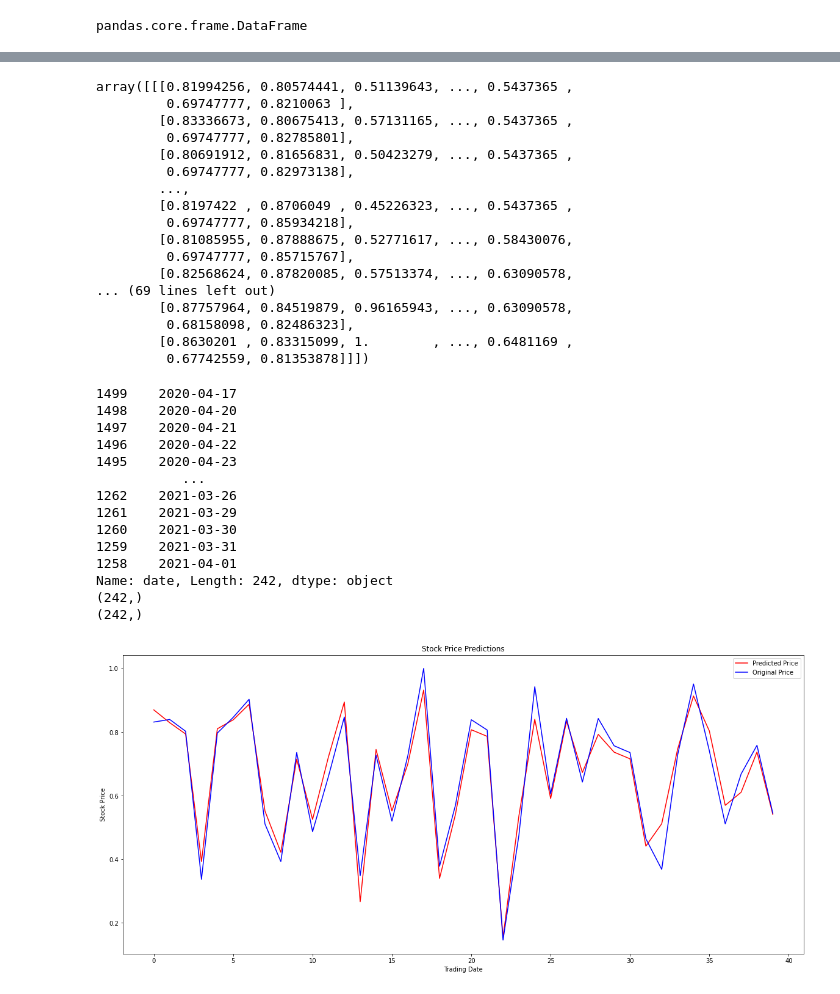
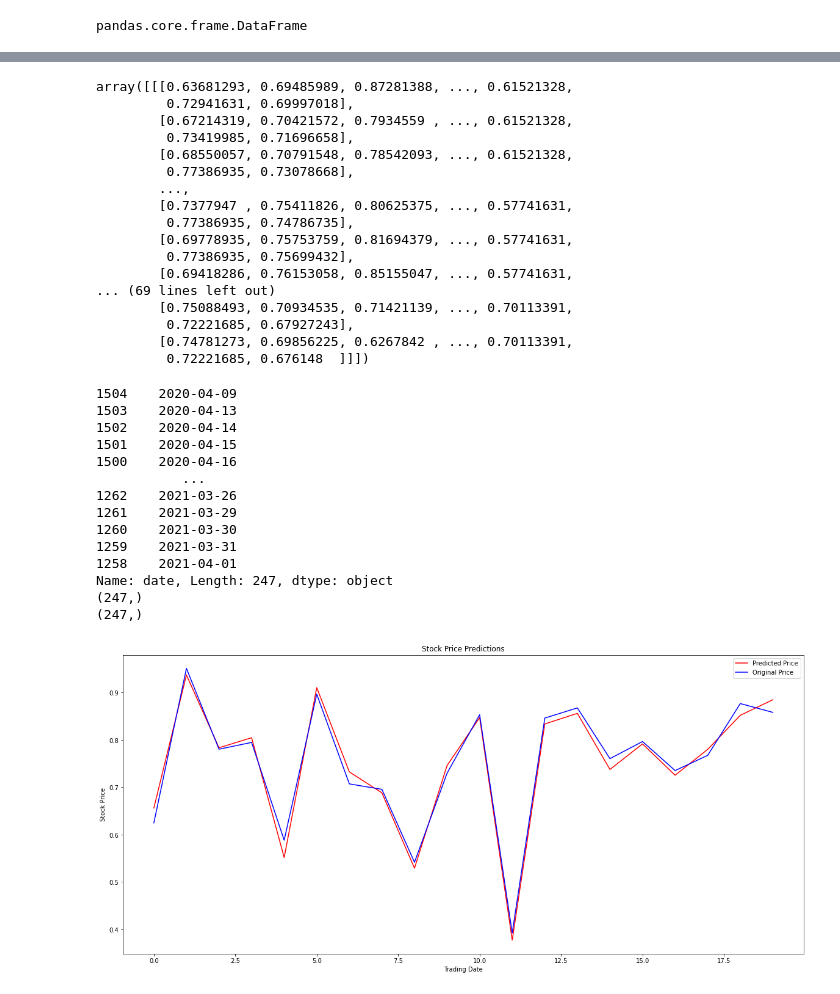
Before and after one commit to Yu821/stock_price_prediction, a Jupyter notebook: create_target_and_features/technical_indicators_analysis.ipynb, the cells around one changed output, grey strips where cells are left out. Drawn from its saved outputs; the diff is of its cells as text; code cells hidden in the pictures.

```diff
--- a/create_target_and_features/technical_indicators_analysis.ipynb
+++ b/create_target_and_features/technical_indicators_analysis.ipynb
@@ -123,14 +123,24 @@ technical_data.iloc[:,1:30].corr().head()
 
 # Find the attributes that have a correlated of greater than 0.5
 correlated = technical_data.corr()
-indices = np.where(correlated > 0.5)
-indices = [(correlated.index[x], correlated.columns[y]) for x, y in zip(*indices)
+p_indices = np.where(correlated > 0.5)
+p_indices = [(correlated.index[x], correlated.columns[y]) for x, y in zip(*p_indices)
+                                        if x != y and x < y]
+
+n_indices = np.where(correlated < -0.5)
+n_indices = [(correlated.index[x], correlated.columns[y]) for x, y in zip(*n_indices)
                                         if x != y and x < y]
 
 significant_indicators = set()
 
 # find the attributes that are directly correlated to the opening price
-for i in indices:
+for i in p_indices:
+    if i[0] == 'open':
+        significant_indicators.add(i[1])
+    else:
+        pass
+
+for i in n_indices:
     if i[0] == 'open':
         significant_indicators.add(i[1])
     else:
@@ -203,7 +213,7 @@ y_samples = list()
 
 NumerOfRows = x.shape[0]
 
-TimeSteps = 10  # next day's Price Prediction is based on last how many past day's prices
+TimeSteps = 5  # next day's Price Prediction is based on last how many past day's prices
 FutureTimeSteps = 1 # How many days in future you want to predict the prices
 
 # Iterate thru the values to create combinations
@@ -215,7 +225,7 @@ for i in range(TimeSteps , NumerOfRows-FutureTimeSteps , 1):
 
 # Reshape the Input as a 3D (number of samples, Time Steps, Features)
 X_data = np.array(X_samples)
-X_data = X_data.reshape(X_data.shape[0], X_data.shape[1], 37)
+X_data = X_data.reshape(X_data.shape[0], X_data.shape[1], 44)
 print('\n#### Input Data shape ####')
 print(X_data.shape)
 
@@ -262,7 +272,6 @@ regressor.add(LSTM(units = 5, activation = 'relu', input_shape = (TimeSteps, Tot
 # Adding the Third hidden layer and the LSTM layer
 regressor.add(LSTM(units = 5, activation = 'relu', return_sequences=False ))
 
-# Adding the output layer
 # Notice the number of neurons in the dense layer is now the number of future time steps
 # Based on the number of future days we want to predict
 regressor.add(Dense(units = FutureTimeSteps))
@@ -277,7 +286,7 @@ import time
 StartTime=time.time()
 
 # Fitting the RNN to the Training set
-regressor.fit(X_train, y_train, batch_size = 5, epochs = 100)
+regressor.fit(X_train, y_train, batch_size = 10, epochs = 100)
 
 EndTime=time.time()
 print("############### Total Time Taken: ", round((EndTime-StartTime)/60), 'Minutes #############')
@@ -302,65 +311,65 @@ Epoch 100/100
 # %%
 X_train
 # %% [output]
-array([[[0.81994256, 0.80574441, 0.51139643, ..., 0.5437365 ,
-         0.69747777, 0.8210063 ],
-        [0.83336673, 0.80675413, 0.57131165, ..., 0.5437365 ,
-         0.69747777, 0.82785801],
-        [0.80691912, 0.81656831, 0.50423279, ..., 0.5437365 ,
-         0.69747777, 0.82973138],
+array([[[0.63681293, 0.69485989, 0.87281388, ..., 0.61521328,
+         0.72941631, 0.69997018],
+        [0.67214319, 0.70421572, 0.7934559 , ..., 0.61521328,
+         0.73419985, 0.71696658],
+        [0.68550057, 0.70791548, 0.78542093, ..., 0.61521328,
+         0.77386935, 0.73078668],
         ...,
-        [0.8197422 , 0.8706049 , 0.45226323, ..., 0.5437365 ,
-         0.69747777, 0.85934218],
-        [0.81085955, 0.87888675, 0.52771617, ..., 0.58430076,
-         0.69747777, 0.85715767],
-        [0.82568624, 0.87820085, 0.57513374, ..., 0.63090578,
+        [0.7377947 , 0.75411826, 0.80625375, ..., 0.57741631,
+         0.77386935, 0.74786735],
+        [0.69778935, 0.75753759, 0.81694379, ..., 0.57741631,
+         0.77386935, 0.75699432],
+        [0.69418286, 0.76153058, 0.85155047, ..., 0.57741631,
 ... (69 lines left out)
-        [0.87757964, 0.84519879, 0.96165943, ..., 0.63090578,
-         0.68158098, 0.82486323],
-        [0.8630201 , 0.83315099, 1.        , ..., 0.6481169 ,
-         0.67742559, 0.81353878]]])
+        [0.75088493, 0.70934535, 0.71421139, ..., 0.70113391,
+         0.72221685, 0.67927243],
+        [0.74781273, 0.69856225, 0.6267842 , ..., 0.70113391,
+         0.72221685, 0.676148  ]]])
 # %%
 
 # Generating predictions on full data
 TrainPredictions = regressor.predict(X_train)
 TestPredictions = regressor.predict(X_test)
 
 
 FullDataPredictions = np.append(TrainPredictions, TestPredictions)
 FullDataOrig = np.append(y_train, y_test)
 print(technical_data['date'].iloc[TimeSteps+1:])
 print(FullDataPredictions.shape)
 print(FullDataOrig.shape)
 
 # plotting the full data
-plt.plot(FullDataPredictions[0:40], color = 'red', label = 'Predicted Price')
-plt.plot(FullDataOrig[0:40] , color = 'blue', label = 'Original Price')
+plt.plot(FullDataPredictions[20:40], color = 'red', label = 'Predicted Price')
+plt.plot(FullDataOrig[20:40] , color = 'blue', label = 'Original Price')
 
 
 plt.title('Stock Price Predictions')
 plt.xlabel('Trading Date')
 plt.ylabel('Stock Price')
 plt.legend()
 fig=plt.gcf()
 fig.set_figwidth(20)
 fig.set_figheight(9)
 plt.show()
 # %% [output]
-1499    2020-04-17
-1498    2020-04-20
-1497    2020-04-21
-1496    2020-04-22
-1495    2020-04-23
+1504    2020-04-09
+1503    2020-04-13
+1502    2020-04-14
+1501    2020-04-15
+1500    2020-04-16
            ...
 1262    2021-03-26
 1261    2021-03-29
 1260    2021-03-30
 1259    2021-03-31
 1258    2021-04-01
-Name: date, Length: 242, dtype: object
-(242,)
-(242,)
+Name: date, Length: 247, dtype: object
+(247,)
+(247,)
-[figure, old version]
+[figure, new version]
 # %%
 from sklearn.metrics import roc_auc_score, accuracy_score, f1_score
 # %%
```
Also changed, not shown: parts of 11 cells of this notebook.
